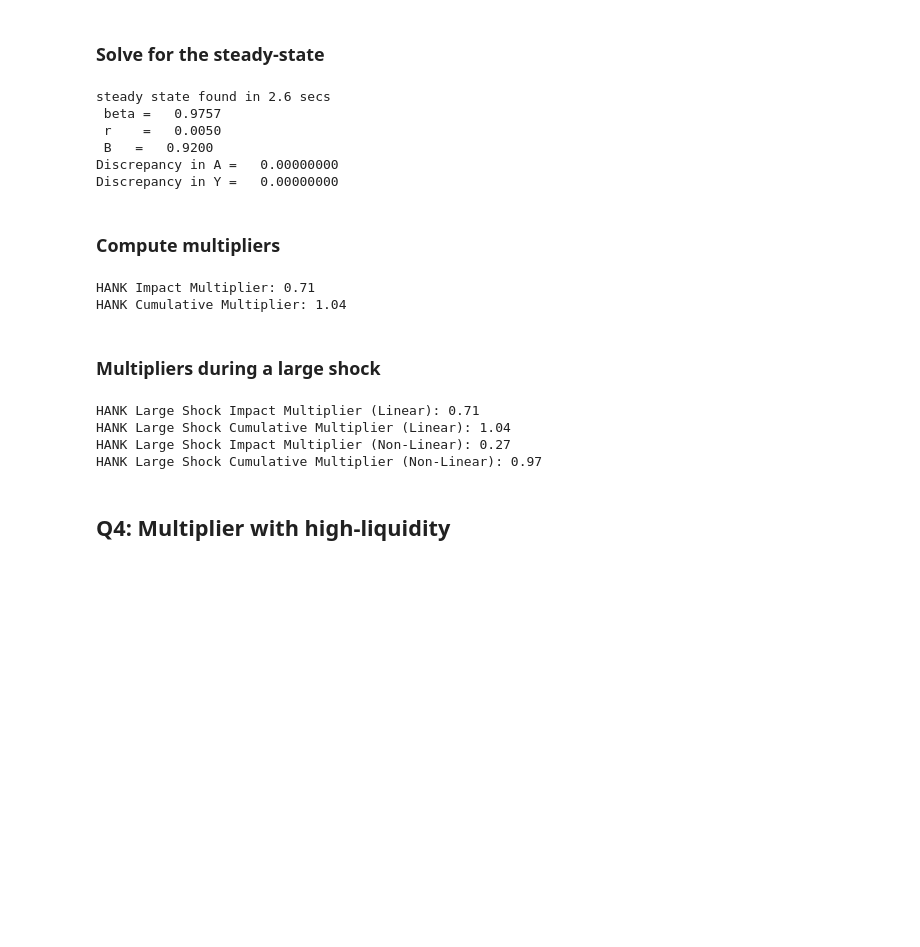
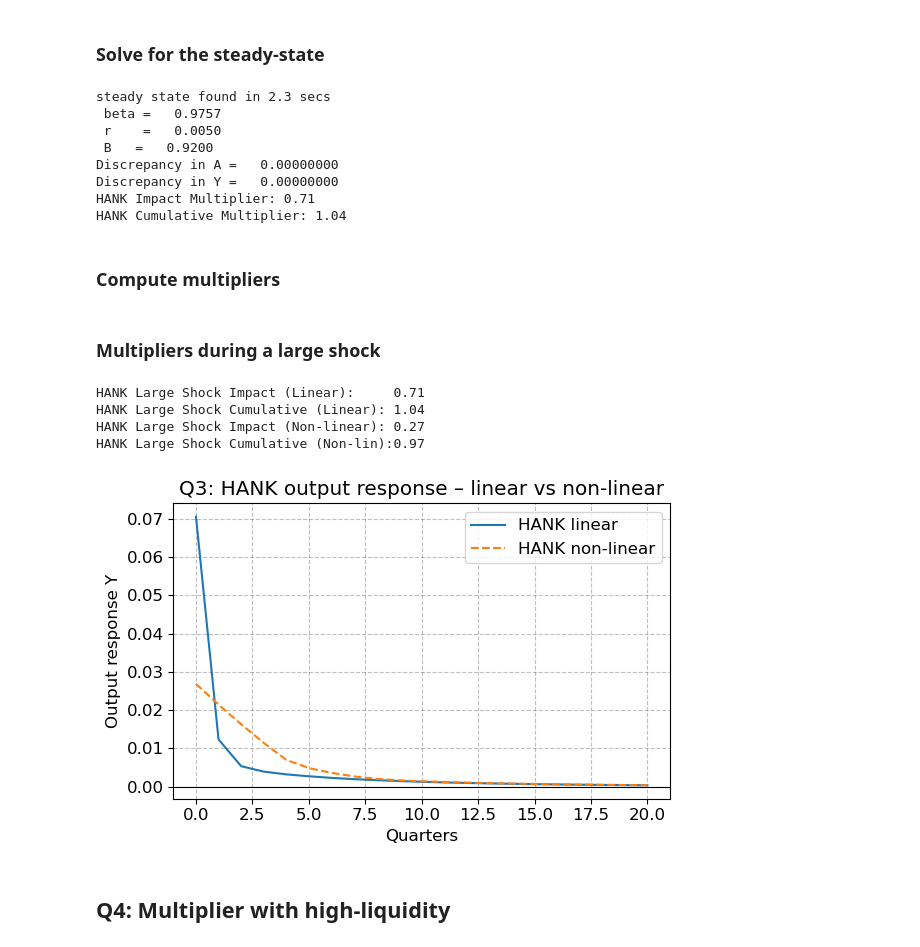
Before and after one commit to NumEconCopenhagen/AdvMacroHet, a Jupyter notebook: Assignments/Assignment II/HANK.ipynb, the cells around one changed output. Cells and saved outputs as stored; diff of their text form; code cells hidden in the pictures; blank space fills up the shorter version.

```diff
--- a/Assignments/Assignment II/HANK.ipynb
+++ b/Assignments/Assignment II/HANK.ipynb
@@ -79,24 +119,22 @@ TANK Cumulative Multiplier: -0.00
 # %% [markdown]
 ### Solve for the steady-state
 # %%
-model_HANK = create_model(name='baseline', par={'HH_type' : 'HANK'})
+model_HANK = create_model(name='baseline', par={'HH_type': 'HANK'})
 model_HANK.par.low_transfers = False
 model_HANK.par.B = 0.92
 model_HANK.find_ss(do_print=False)
+
+impact_multiplier_HANK, cumulative_multiplier_HANK = compute_linear_multipliers(model_HANK)
+print(f"HANK Impact Multiplier: {impact_multiplier_HANK:.2f}")
+print(f"HANK Cumulative Multiplier: {cumulative_multiplier_HANK:.2f}")
 # %% [output]
-steady state found in 2.6 secs
+steady state found in 2.3 secs
  beta =   0.9757
  r    =   0.0050
  B   =   0.9200
 Discrepancy in A =   0.00000000
 Discrepancy in Y =   0.00000000
+HANK Impact Multiplier: 0.71
+HANK Cumulative Multiplier: 1.04
 # %% [markdown]
 ### Compute multipliers
-# %%
-# solve for HANK multipliers here
-impact_multiplier_HANK, cumulative_multiplier_HANK = compute_linear_multipliers(model_HANK)
-print(f"HANK Impact Multiplier: {impact_multiplier_HANK:.2f}")
-print(f"HANK Cumulative Multiplier: {cumulative_multiplier_HANK:.2f}")
-# %% [output]
-HANK Impact Multiplier: 0.71
-HANK Cumulative Multiplier: 1.04
@@ -103,30 +146,46 @@ HANK Cumulative Multiplier: 1.04
 # %% [markdown]
 ### Multipliers during a large shock
 # %%
-model_HANK_large = model_HANK.copy()
-large_shock_size = 0.10
-model_HANK_large.par.jump_transfers = large_shock_size
 
-# linear approximation with large shock
-impact_multiplier_HANK_large, cumulative_multiplier_HANK_large = compute_linear_multipliers(model_HANK_large)
-
-# non-linear approximation with large shock
 model_HANK_large.find_transition_path(shocks=['transfers'], do_print=False, do_end_check=False)
 discount_large = (1 + model_HANK_large.ss.r)**(-np.arange(model_HANK_large.par.T))
 dY_large = model_HANK_large.path.Y[:, 0] - model_HANK_large.ss.Y
 dT_large = model_HANK_large.path.transfers[:, 0] - model_HANK_large.ss.transfers
+
 impact_multiplier_HANK_large_nonlin = dY_large[0] / dT_large[0]
 cumulative_multiplier_HANK_large_nonlin = (discount_large @ dY_large) / (discount_large @ dT_large)
+
+print(f"HANK Large Shock Impact (Linear):     {impact_multiplier_HANK_large:.2f}")
+print(f"HANK Large Shock Cumulative (Linear): {cumulative_multiplier_HANK_large:.2f}")
+print(f"HANK Large Shock Impact (Non-linear): {impact_multiplier_HANK_large_nonlin:.2f}")
+print(f"HANK Large Shock Cumulative (Non-lin):{cumulative_multiplier_HANK_large_nonlin:.2f}")
+# %% [output]
+HANK Large Shock Impact (Linear):     0.71
+HANK Large Shock Cumulative (Linear): 1.04
+HANK Large Shock Impact (Non-linear): 0.27
+HANK Large Shock Cumulative (Non-lin):0.97
-# %%
-print(f"HANK Large Shock Impact Multiplier (Linear): {impact_multiplier_HANK_large:.2f}")
-print(f"HANK Large Shock Cumulative Multiplier (Linear): {cumulative_multiplier_HANK_large:.2f}")
-print(f"HANK Large Shock Impact Multiplier (Non-Linear): {impact_multiplier_HANK_large_nonlin:.2f}")
-print(f"HANK Large Shock Cumulative Multiplier (Non-Linear): {cumulative_multiplier_HANK_large_nonlin:.2f}")
-# %% [output]
-HANK Large Shock Impact Multiplier (Linear): 0.71
-HANK Large Shock Cumulative Multiplier (Linear): 1.04
-HANK Large Shock Impact Multiplier (Non-Linear): 0.27
-HANK Large Shock Cumulative Multiplier (Non-Linear): 0.97
+# %%
+model_HANK_large.compute_jacs(do_print=False)
+model_HANK_large.find_IRFs(shocks=['transfers'], do_print=False)
+dY_lin = model_HANK_large.IRF['Y'][:T_plot]
+
+# non-linear path (transition)
+model_HANK_large.find_transition_path(shocks=['transfers'], do_print=False, do_end_check=False)
+dY_nonlin = (model_HANK_large.path.Y[:,0] - model_HANK_large.ss.Y)[:T_plot]
+
+plt.figure(figsize=(6,4))
+plt.plot(tgrid, dY_lin, label='HANK linear')
+plt.plot(tgrid, dY_nonlin, linestyle='--', label='HANK non-linear')
+plt.axhline(0,color='black',linewidth=0.8)
+plt.xlabel('Quarters')
+plt.ylabel('Output response Y')
+plt.title('Q3: HANK output response – linear vs non-linear')
+plt.legend()
+plt.tight_layout()
+plt.savefig('q3.png', dpi=200)
+plt.show()
+# %% [output]
+[figure, added]
 # %% [markdown]
 ## Q4: Multiplier with high-liquidity
 # %% [markdown]
```
Also changed, not shown: parts of 24 cells of this notebook, 16 other files.
